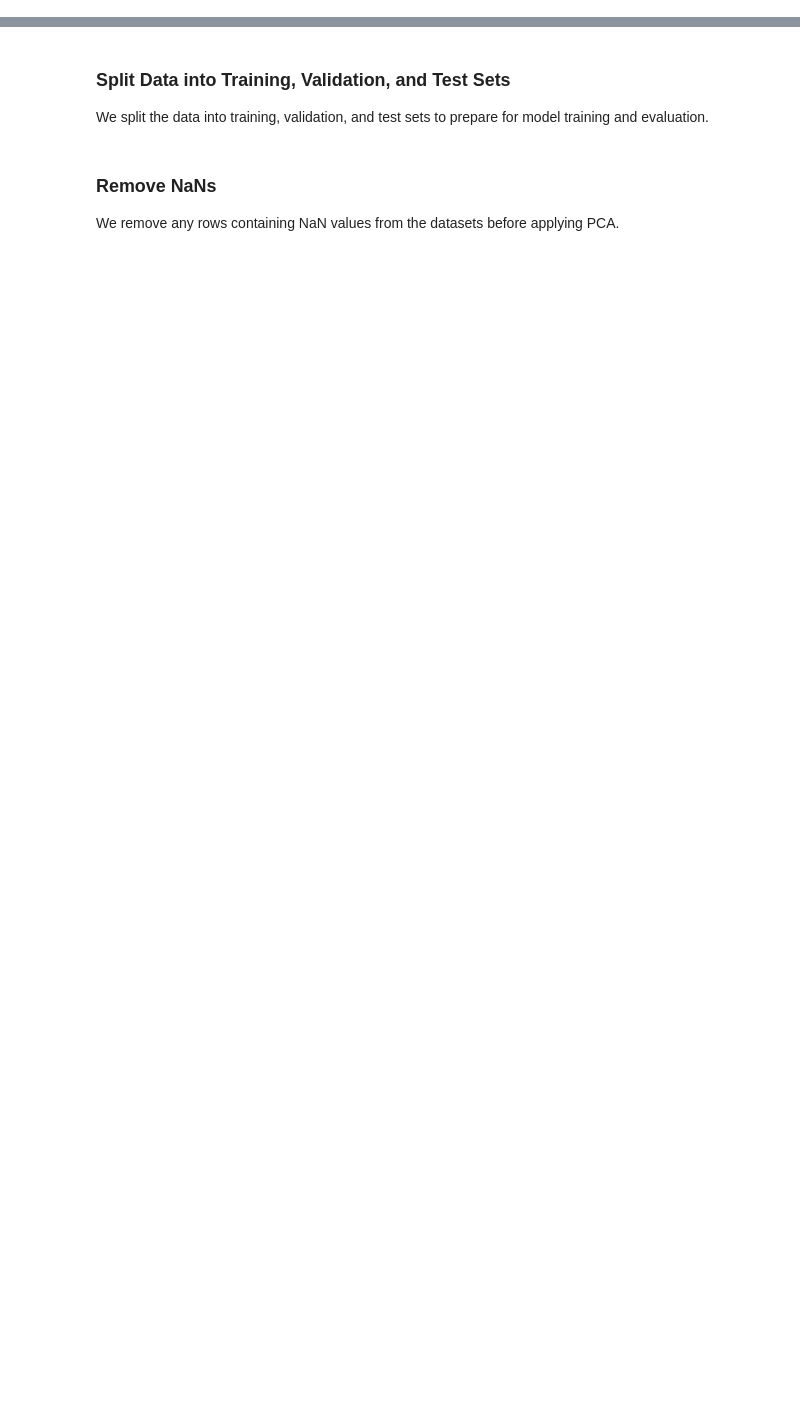
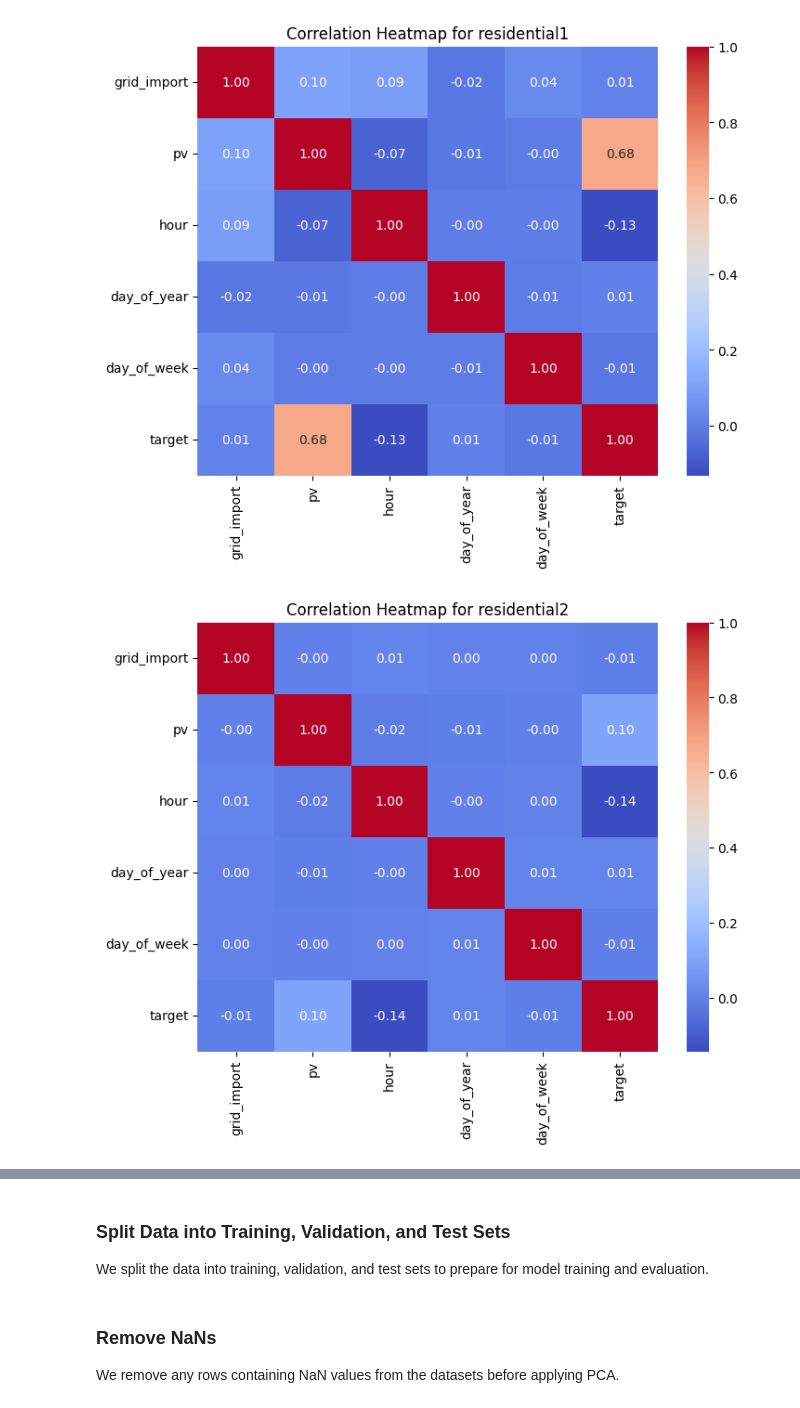
Before and after one commit to keyko-io/olas-energy-management-agents, a Jupyter notebook: notebooks/TRANSFORMER - Energy Consumption.ipynb, the cells around one changed output, grey strips where cells are left out. Saved outputs shown, nothing was run; the diff lists cells and outputs as text; code cells hidden in the pictures; blank space fills up the shorter version.

```diff
--- a/notebooks/TRANSFORMER - Energy Consumption.ipynb
+++ b/notebooks/TRANSFORMER - Energy Consumption.ipynb
@@ -280,0 +328,15 @@ ax = counts.plot.bar(color=colors)
+# %%
+# Añadir el target a cada sub dataframe y calcular las correlaciones
+correlations = {}
+for key in data_preprocessed.keys():
+    correlations[key] = data_preprocessed[key].corr()
+
+# Crear un heatmap para cada sub dataframe
+for key in correlations.keys():
+    plt.figure(figsize=(8, 6))
+    sns.heatmap(correlations[key], annot=True, cmap='coolwarm', fmt='.2f')
+    plt.title(f'Correlation Heatmap for {key}')
+    plt.show()
+# %% [output]
+[figure, added]
+[figure, added]
```
Also changed, not shown: parts of 24 cells of this notebook, 5 other files.
